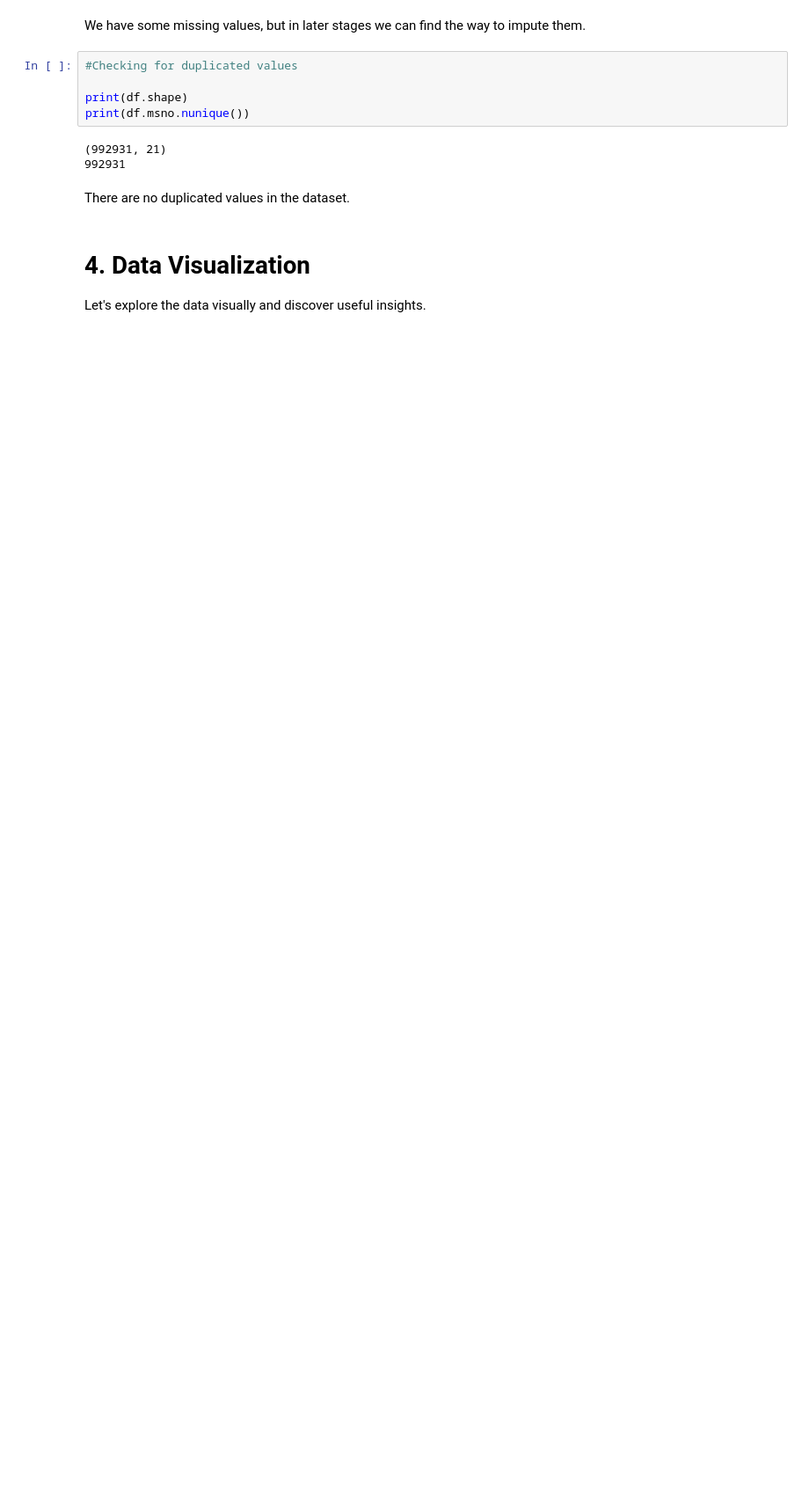
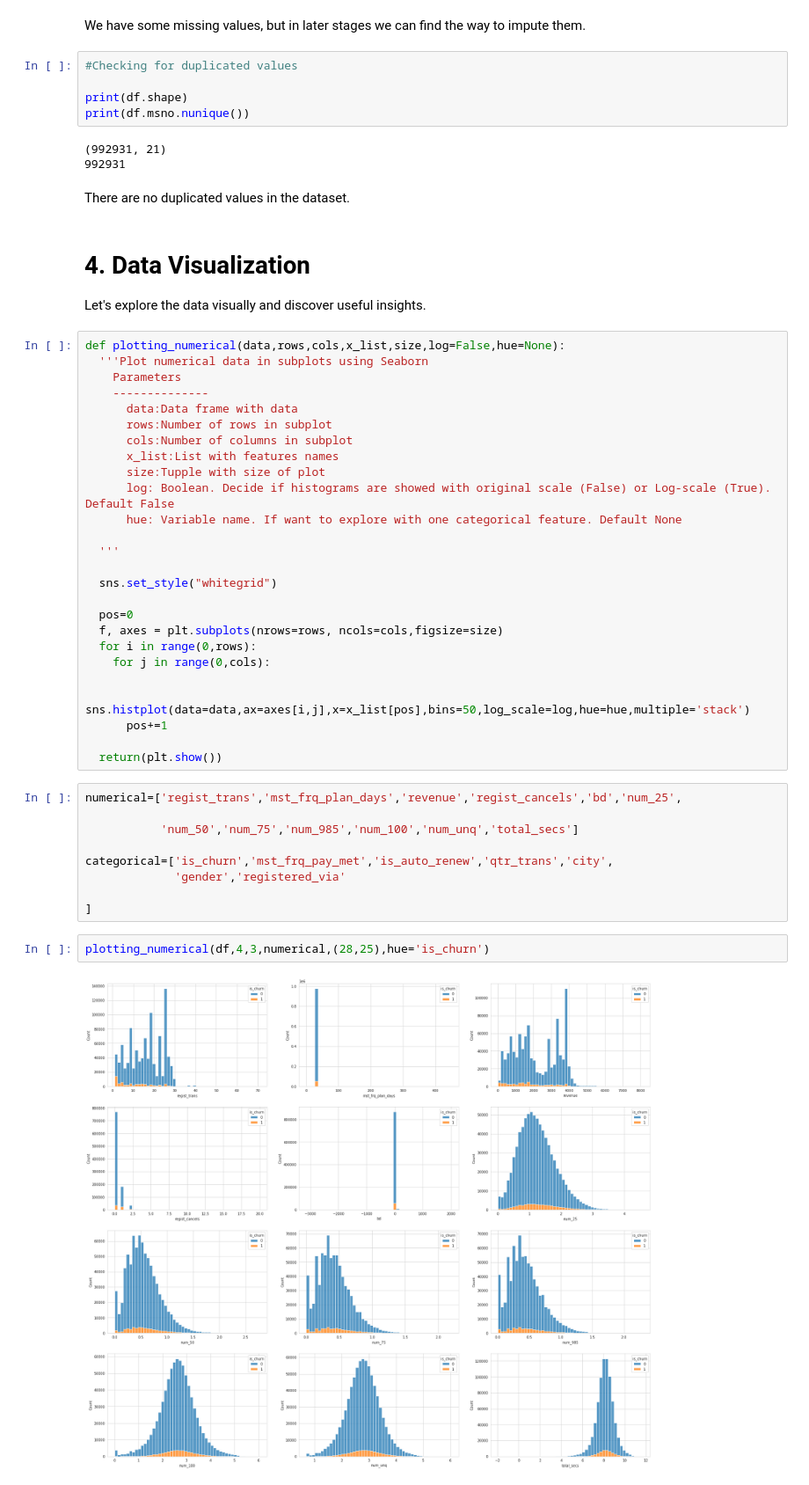
Before and after one commit to jsroa15/KKBOX, a Jupyter notebook: merged_data.ipynb, the cells around one changed output. Shown at 88% size. Saved outputs shown, nothing was run; the diff lists cells and outputs as text; blank space fills up the shorter version.

```diff
--- a/merged_data.ipynb
+++ b/merged_data.ipynb
@@ -115,3 +129,42 @@ There are no duplicated values in the dataset.
 # 4. Data Visualization
 
 Let's explore the data visually and discover useful insights.
+# %%
+def plotting_numerical(data,rows,cols,x_list,size,log=False,hue=None):
+  '''Plot numerical data in subplots using Seaborn
+    Parameters
+    --------------
+      data:Data frame with data
+      rows:Number of rows in subplot
+      cols:Number of columns in subplot
+      x_list:List with features names
+      size:Tupple with size of plot
+      log: Boolean. Decide if histograms are showed with original scale (False) or Log-scale (True). Default False
+      hue: Variable name. If want to explore with one categorical feature. Default None
+
+  '''
+
+  sns.set_style("whitegrid")
+
+  pos=0
+  f, axes = plt.subplots(nrows=rows, ncols=cols,figsize=size)
+  for i in range(0,rows):
+    for j in range(0,cols):
+
+      sns.histplot(data=data,ax=axes[i,j],x=x_list[pos],bins=50,log_scale=log,hue=hue,multiple='stack')
+      pos+=1
+
+  return(plt.show())
+# %%
+numerical=['regist_trans','mst_frq_plan_days','revenue','regist_cancels','bd','num_25',
+
+           'num_50','num_75','num_985','num_100','num_unq','total_secs']
+
+categorical=['is_churn','mst_frq_pay_met','is_auto_renew','qtr_trans','city',
+             'gender','registered_via'
+
+]
+# %%
+plotting_numerical(df,4,3,numerical,(28,25),hue='is_churn')
+# %% [output]
+[figure, added]
```
Also changed, not shown: parts of 5 cells of this notebook.
